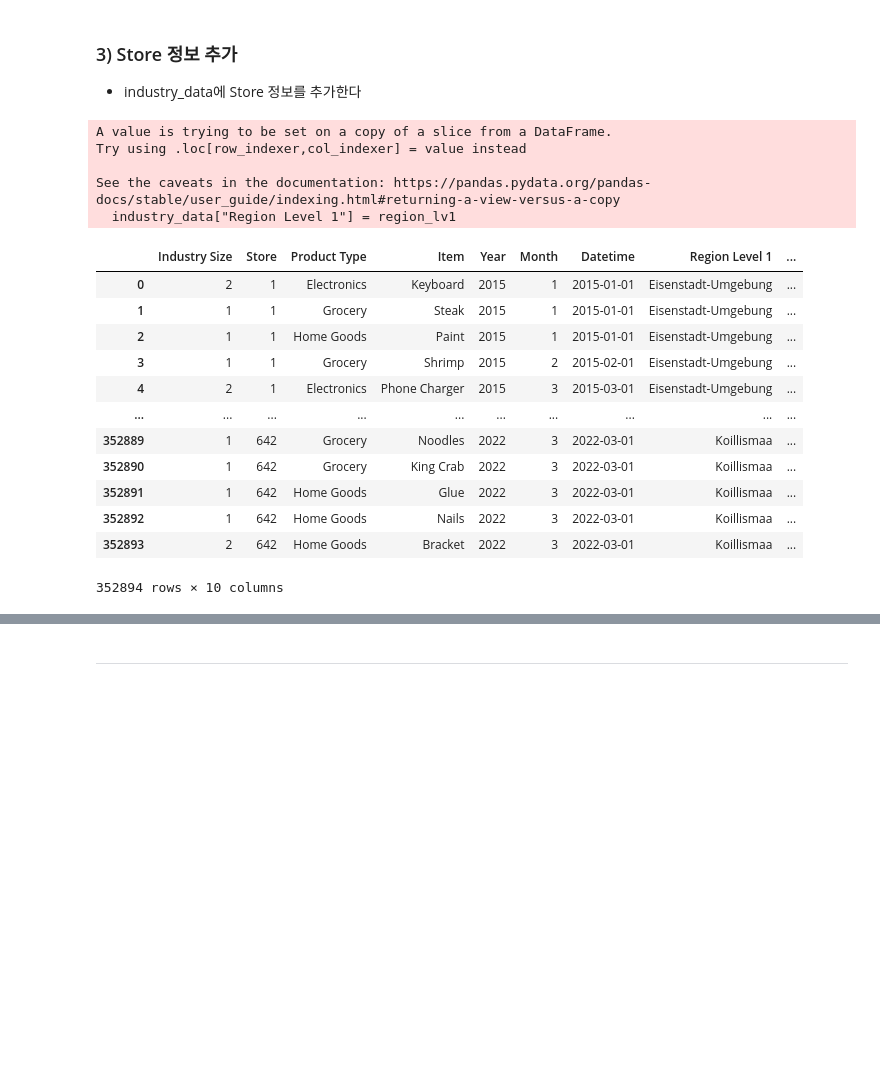
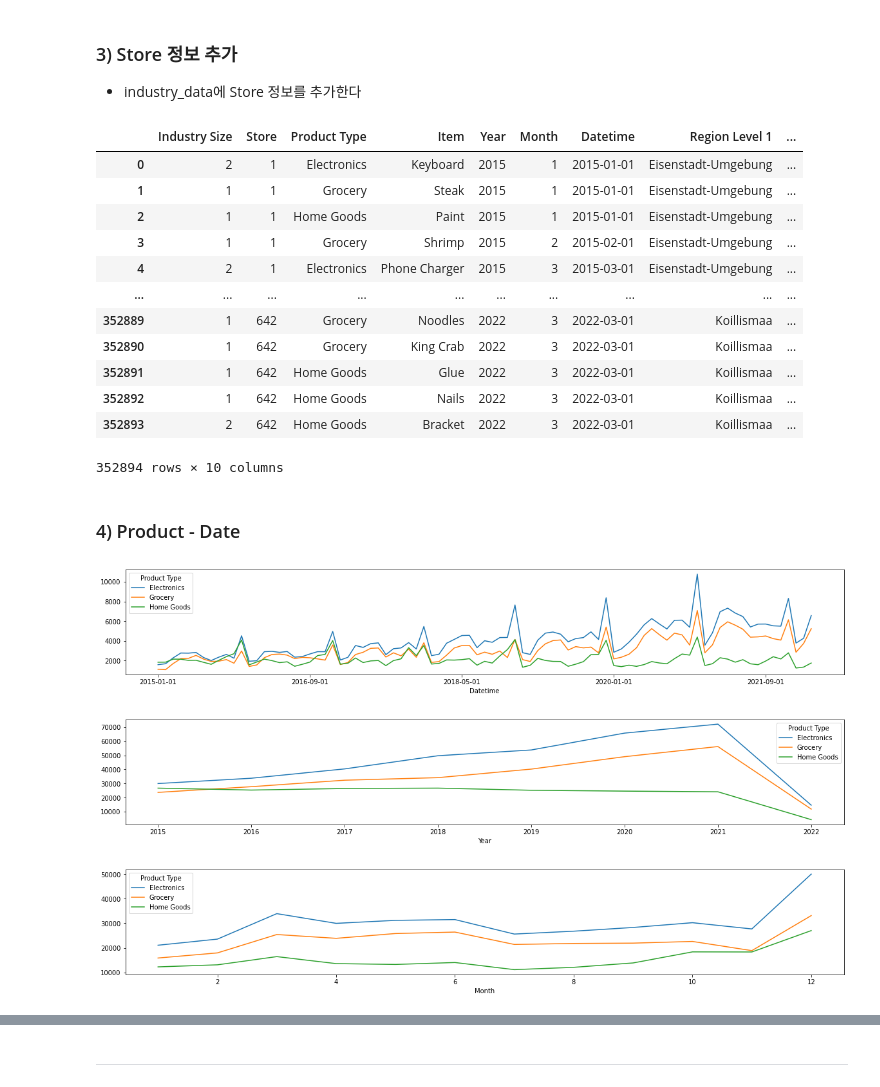
Before and after one commit to minji-o-j/Data-Science-Project, a Jupyter notebook: EDA.ipynb, the cells around one changed output, grey strips where cells are left out. Drawn from its saved outputs; the diff is of its cells as text; code cells hidden in the pictures; blank space fills up the shorter version.

```diff
--- a/EDA.ipynb
+++ b/EDA.ipynb
@@ -492,26 +554,21 @@ for i in tqdm(range(len(industry_data))):
 # %%
-industry_data["Region Level 1"] = region_lv1
-industry_data["Region Level 2"] = region_lv2
-industry_data["Urban/Rural"] = urban_rural
-industry_data
+# industry_data["Region Level 1"] = region_lv1
+# industry_data["Region Level 2"] = region_lv2
+# industry_data["Urban/Rural"] = urban_rural
+# industry_data
 # %% [output]
+|  | Industry Size | Store | Product Type | Item | Year | Month | Datetime | Region Level 1 | ... |
+| 0 | 2 | 1 | Electronics | Keyboard | 2015 | 1 | 2015-01-01 | Eisenstadt-Umgebung | ... |
+| 1 | 1 | 1 | Grocery | Steak | 2015 | 1 | 2015-01-01 | Eisenstadt-Umgebung | ... |
+| 2 | 1 | 1 | Home Goods | Paint | 2015 | 1 | 2015-01-01 | Eisenstadt-Umgebung | ... |
+| 3 | 1 | 1 | Grocery | Shrimp | 2015 | 2 | 2015-02-01 | Eisenstadt-Umgebung | ... |
+| 4 | 2 | 1 | Electronics | Phone Charger | 2015 | 3 | 2015-03-01 | Eisenstadt-Umgebung | ... |
+| ... | ... | ... | ... | ... | ... | ... | ... | ... | ... |
+| 352889 | 1 | 642 | Grocery | Noodles | 2022 | 3 | 2022-03-01 | Koillismaa | ... |
+| 352890 | 1 | 642 | Grocery | King Crab | 2022 | 3 | 2022-03-01 | Koillismaa | ... |
+| 352891 | 1 | 642 | Home Goods | Glue | 2022 | 3 | 2022-03-01 | Koillismaa | ... |
+| 352892 | 1 | 642 | Home Goods | Nails | 2022 | 3 | 2022-03-01 | Koillismaa | ... |
+| 352893 | 2 | 642 | Home Goods | Bracket | 2022 | 3 | 2022-03-01 | Koillismaa | ... |
-A value is trying to be set on a copy of a slice from a DataFrame.
-Try using .loc[row_indexer,col_indexer] = value instead
-
-See the caveats in the documentation: https://pandas.pydata.org/pandas-docs/stable/user_guide/indexing.html#returning-a-view-versus-a-copy
-  industry_data["Region Level 1"] = region_lv1
+352894 rows × 10 columns
-|  | Industry Size | Store | Product Type | Item | Year | Month | Datetime | Region Level 1 | ... |
-| 0 | 2 | 1 | Electronics | Keyboard | 2015 | 1 | 2015-01-01 | Eisenstadt-Umgebung | ... |
-| 1 | 1 | 1 | Grocery | Steak | 2015 | 1 | 2015-01-01 | Eisenstadt-Umgebung | ... |
-| 2 | 1 | 1 | Home Goods | Paint | 2015 | 1 | 2015-01-01 | Eisenstadt-Umgebung | ... |
-| 3 | 1 | 1 | Grocery | Shrimp | 2015 | 2 | 2015-02-01 | Eisenstadt-Umgebung | ... |
-| 4 | 2 | 1 | Electronics | Phone Charger | 2015 | 3 | 2015-03-01 | Eisenstadt-Umgebung | ... |
-| ... | ... | ... | ... | ... | ... | ... | ... | ... | ... |
-| 352889 | 1 | 642 | Grocery | Noodles | 2022 | 3 | 2022-03-01 | Koillismaa | ... |
-| 352890 | 1 | 642 | Grocery | King Crab | 2022 | 3 | 2022-03-01 | Koillismaa | ... |
-| 352891 | 1 | 642 | Home Goods | Glue | 2022 | 3 | 2022-03-01 | Koillismaa | ... |
-| 352892 | 1 | 642 | Home Goods | Nails | 2022 | 3 | 2022-03-01 | Koillismaa | ... |
-| 352893 | 2 | 642 | Home Goods | Bracket | 2022 | 3 | 2022-03-01 | Koillismaa | ... |
-352894 rows × 10 columns
 # %%
 # industry_data.to_csv(f"{file_path}Industry_data_add_region.csv", index=False)
@@ -517,0 +576,2 @@ See the caveats in the documentation: https://pandas.pydata.org/pandas-docs/stab
+# %% [markdown]
+### 4) Product - Date
@@ -517,0 +593,11 @@ See the caveats in the documentation: https://pandas.pydata.org/pandas-docs/stab
+# %%
+#industry_data_to_total_df.to_csv(f"{file_path}industry_data_to_total_df.csv", index=False)
+industry_data_to_total_df = pd.read_csv(f"{file_path}industry_data_to_total_df.csv")
+# %%
+pd.crosstab(industry_data_to_total_df['Datetime'],industry_data_to_total_df['Product Type']).plot(figsize=(20,3))
+pd.crosstab(industry_data_to_total_df['Year'],industry_data_to_total_df['Product Type']).plot(figsize=(20,3))
+pd.crosstab(industry_data_to_total_df['Month'],industry_data_to_total_df['Product Type']).plot(figsize=(20,3));
+# %% [output]
+[figure, added]
+[figure, added]
+[figure, added]
```
Also changed, not shown: parts of 20 cells of this notebook.
